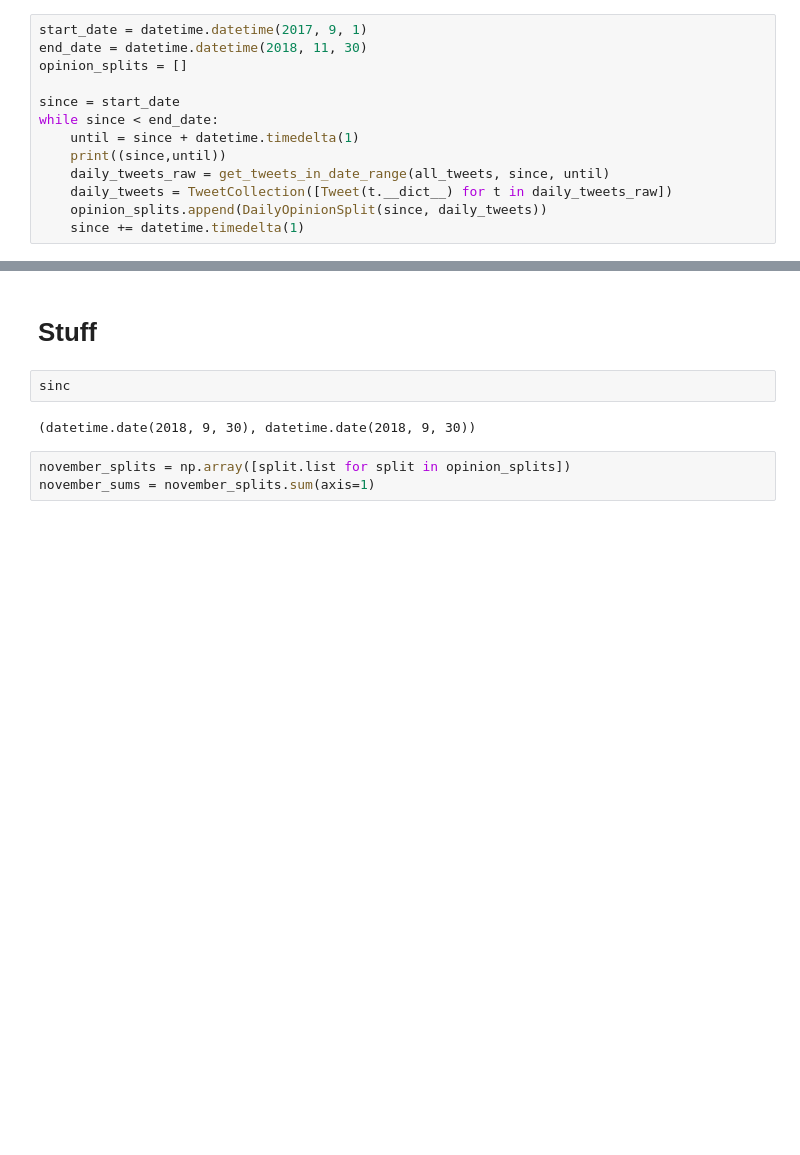
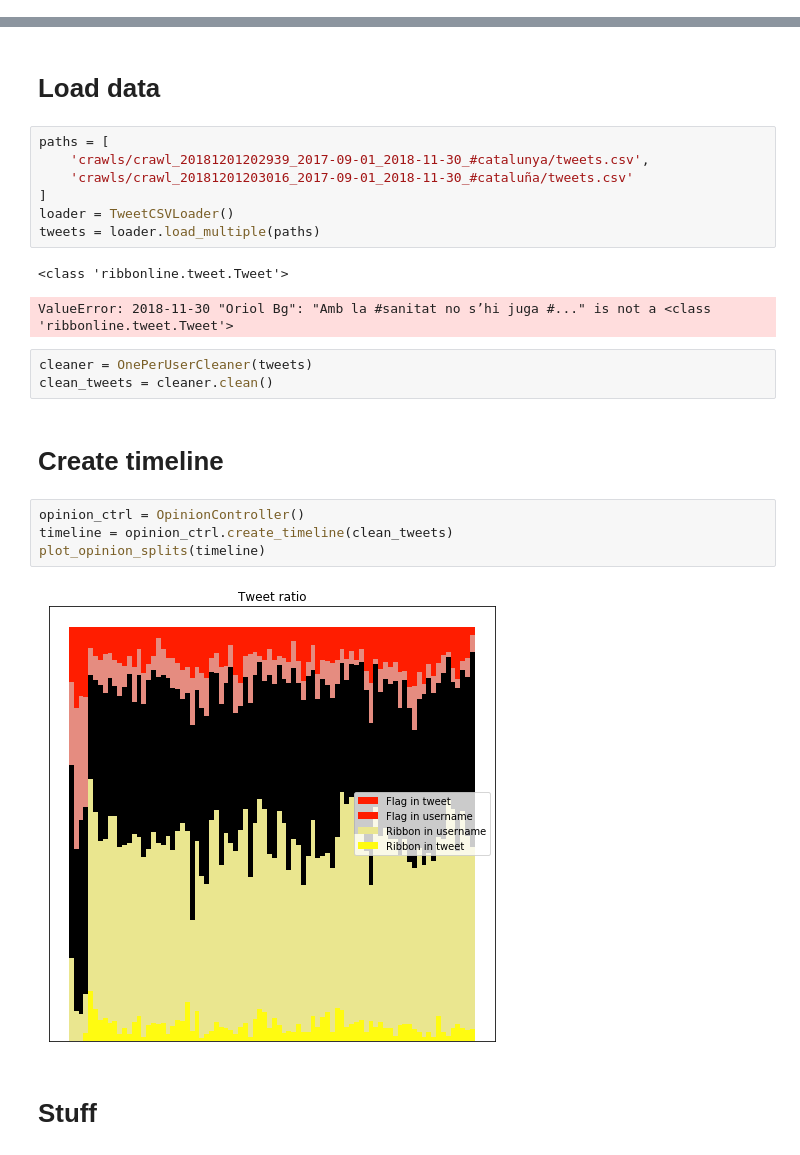
Before and after one commit to danibalcells/ribbonline, a Jupyter notebook: Ribbonline.ipynb, the cells around one changed output, grey strips where cells are left out. Drawn from its saved outputs; the diff is of its cells as text; blank space fills up the shorter version.

Commit message:
Implement OnePerUserCleaner

```diff
--- a/Ribbonline.ipynb
+++ b/Ribbonline.ipynb
@@ -55,13 +18,0 @@ def get_tweets_in_date_range(tweets, begindate, enddate):
-# %%
-start_date = datetime.datetime(2017, 9, 1)
-end_date = datetime.datetime(2018, 11, 30)
-opinion_splits = []
-
-since = start_date
-while since < end_date:
-    until = since + datetime.timedelta(1)
-    print((since,until))
-    daily_tweets_raw = get_tweets_in_date_range(all_tweets, since, until)
-    daily_tweets = TweetCollection([Tweet(t.__dict__) for t in daily_tweets_raw])
-    opinion_splits.append(DailyOpinionSplit(since, daily_tweets))
-    since += datetime.timedelta(1)
@@ -86,9 +58,25 @@ while since < end_date:
+# %% [markdown]
+# Load data
+# %%
+paths = [
+    'crawls/crawl_20181201202939_2017-09-01_2018-11-30_#catalunya/tweets.csv',
+    'crawls/crawl_20181201203016_2017-09-01_2018-11-30_#cataluña/tweets.csv'
+]
+loader = TweetCSVLoader()
+tweets = loader.load_multiple(paths)
+# %% [output]
+<class 'ribbonline.tweet.Tweet'>
+ValueError: 2018-11-30 "Oriol Bg": "Amb la #sanitat no s’hi juga #..." is not a <class 'ribbonline.tweet.Tweet'>
+# %%
+cleaner = OnePerUserCleaner(tweets)
+clean_tweets = cleaner.clean()
+# %% [markdown]
+# Create timeline
+# %%
+opinion_ctrl = OpinionController()
+timeline = opinion_ctrl.create_timeline(clean_tweets)
+plot_opinion_splits(timeline)
+# %% [output]
+[figure, added]
 # %% [markdown]
 # Stuff
-# %%
-sinc
-# %% [output]
-(datetime.date(2018, 9, 30), datetime.date(2018, 9, 30))
-# %%
-november_splits = np.array([split.list for split in opinion_splits])
-november_sums = november_splits.sum(axis=1)
```
Also changed, not shown: parts of 28 cells of this notebook, 5 other files.
